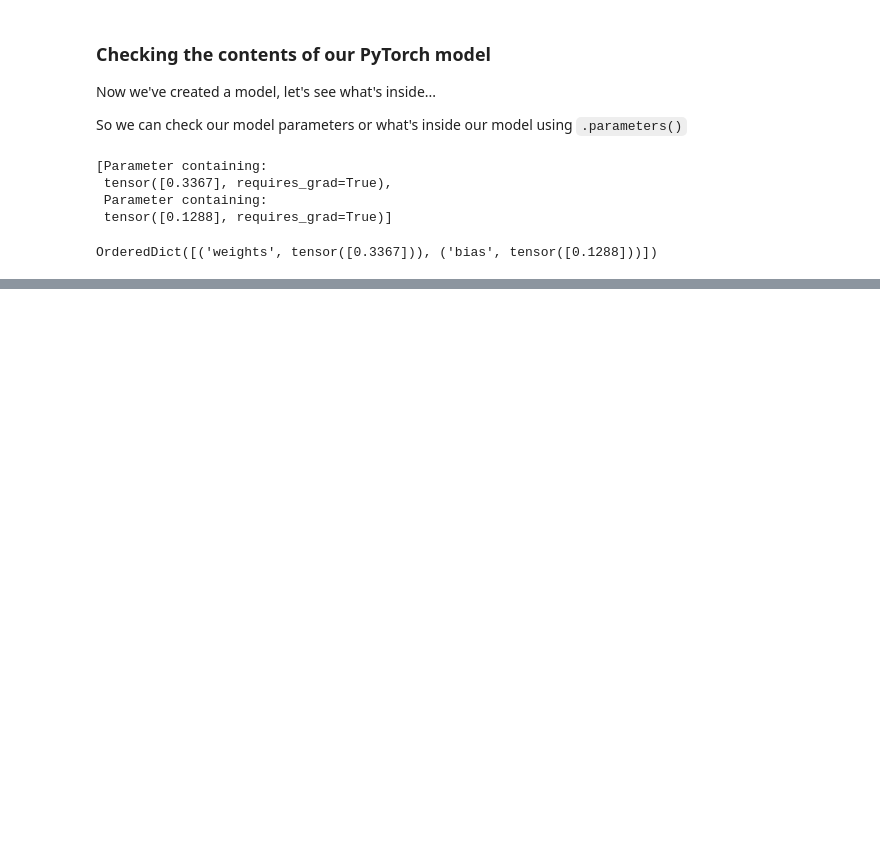
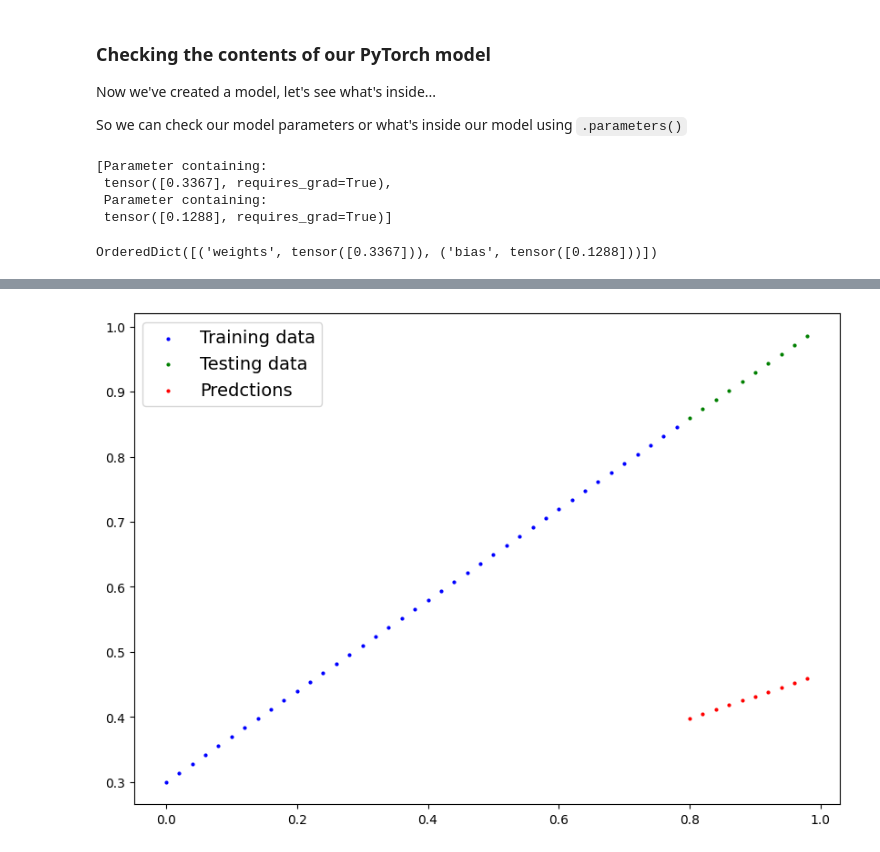
Before and after one commit to sothulthorn/pytorch-for-deep-learning, a Jupyter notebook: 01_pytorch_workflow.ipynb, the cells around one changed output, grey strips where cells are left out. Drawn from its saved outputs; the diff is of its cells as text; code cells hidden in the pictures; blank space fills up the shorter version.

Commit message:
Making Predictions with our random model using inference mode

```diff
--- a/01_pytorch_workflow.ipynb
+++ b/01_pytorch_workflow.ipynb
@@ -204,0 +207,10 @@ weight, bias
+# %%
+# Make predictions with model
+with torch.inference_mode():
+  y_preds = model_0(X_test)
+
+# You can also do something similiar with torch.no_grad(), however, inference_mode() is prefered
+# with torch.no_grad():
+#   y_preds = model_0(X_test)
+
+y_preds
@@ -204,0 +241,4 @@ weight, bias
+# %%
+plot_predictions(predictions=y_preds)
+# %% [output]
+[figure, added]
```
Also changed, not shown: parts of 4 cells of this notebook.
